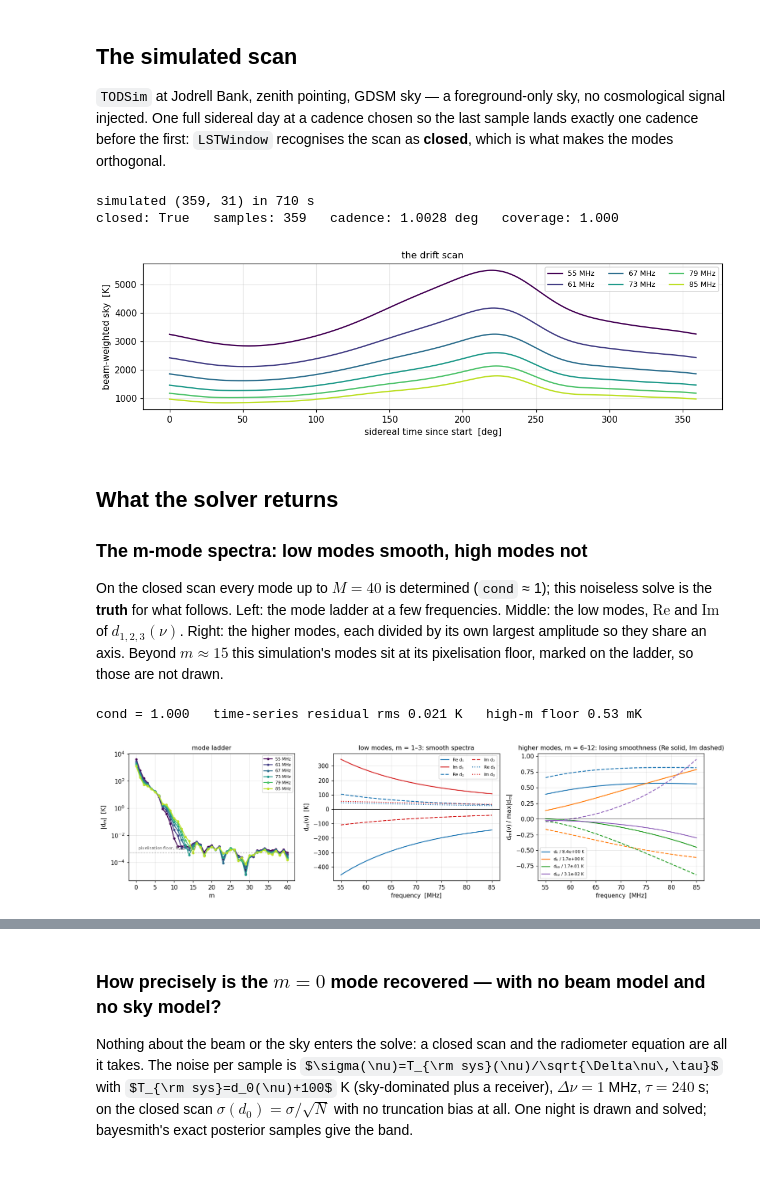
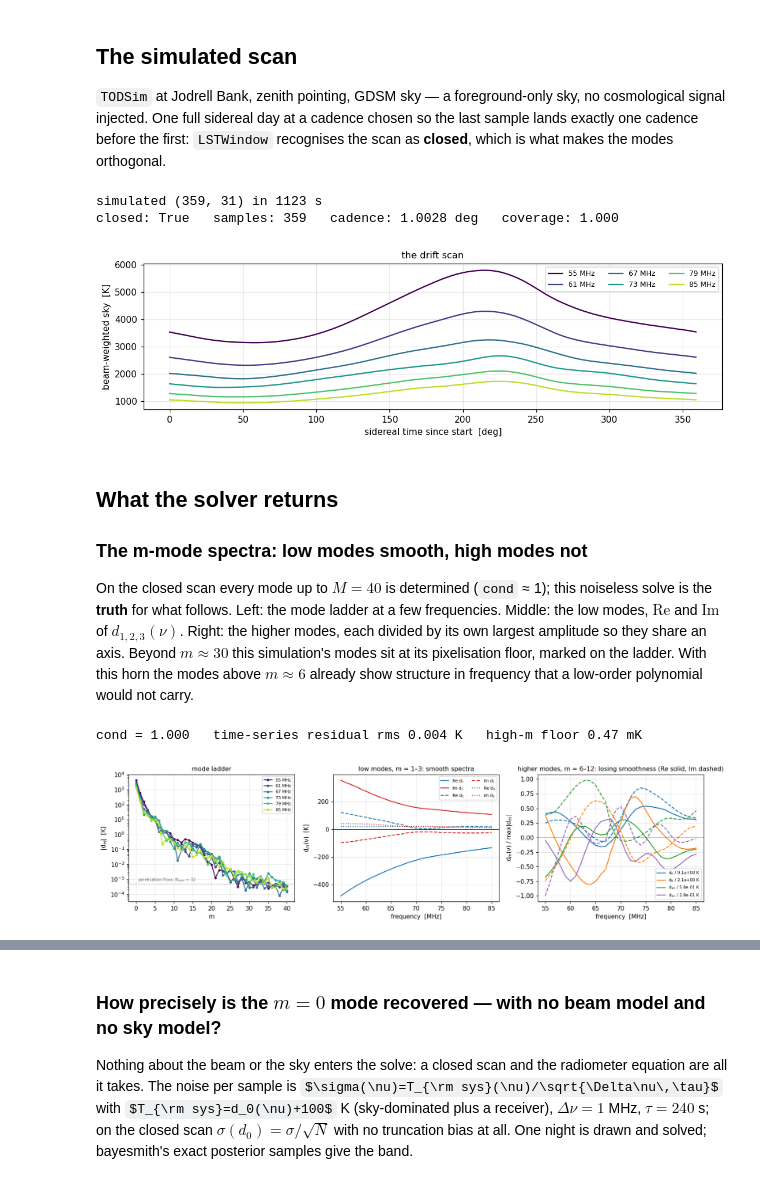
Before and after one commit to zzhang0123/limTOD, a Jupyter notebook: examples/mmode_drift_scan.ipynb, the cells around one changed output, grey strips where cells are left out. Drawn from its saved outputs; the diff is of its cells as text; code cells hidden in the pictures; some formulas as TeX source.

```diff
--- a/examples/mmode_drift_scan.ipynb
+++ b/examples/mmode_drift_scan.ipynb
@@ -39,7 +39,8 @@ import healpy as hp
 import matplotlib.pyplot as plt
 from IPython.display import HTML, display
 
-from limTOD import TODSim, GDSM_sky_model, example_symm_beam_map
+from limTOD import TODSim, GDSM_sky_model
+from limTOD.cstbeam import cst_beam_func
 from limTOD import mmode
 
 np.set_printoptions(precision=3, suppress=True)
@@ -47,6 +48,7 @@ plt.rcParams.update({"figure.dpi": 110, "axes.grid": True, "grid.alpha": 0.3, "a
 FREQS = np.arange(55.0, 86.0, 1.0)         # MHz, 31 channels
 NU_REF = 70.0
 NSIDE = 32
+BEAM_DIR = os.path.expanduser(os.environ.get("RHINO_CST_BEAMS", "~/Dataspace/RHINO/CST_beams/HornDryGround"))
 JBO = dict(ant_latitude_deg=53.23625, ant_longitude_deg=-2.30744, ant_height_m=80.0)
 COLORS = plt.cm.viridis(np.linspace(0, 0.9, FREQS.size))
 SHOW = range(0, FREQS.size, 6)              # channels drawn in the per-channel plots
@@ -95,7 +118,7 @@ CADENCE_S = SIDEREAL_DAY / N_T
 t_list = np.arange(N_T) * CADENCE_S
 
 t0 = time.time()
-tod_sky, lst = sim.simulate_sky_TOD(FREQS, t_list, np.zeros(N_T), 90.0, return_LSTs=True)
+tod_sky, lst = sim.simulate_sky_TOD(FREQS, t_list, np.zeros(N_T), 90.0, return_LSTs=True, normalize_beam=True)
 tod_sky = tod_sky.T                       # (n_time, n_freq), the layout mmode expects
 print(f"simulated {tod_sky.shape} in {time.time()-t0:.0f} s")
 
@@ -111,9 +134,9 @@ for j in SHOW:
 ax.set(xlabel="sidereal time since start  [deg]", ylabel="beam-weighted sky  [K]", title="the drift scan"); ax.legend(fontsize=8, ncol=3)
 plt.tight_layout()
 # %% [output]
-simulated (359, 31) in 710 s
+simulated (359, 31) in 1123 s
 closed: True   samples: 359   cadence: 1.0028 deg   coverage: 1.000
-[figure, old version]
+[figure, new version]
 # %% [markdown]
 ## What the solver returns
 
@@ -121,40 +144,41 @@ closed: True   samples: 359   cadence: 1.0028 deg   coverage: 1.000
 
 On the closed scan every mode up to $M=40$ is determined (`cond` ≈ 1); this noiseless solve is the **truth** for what
 follows. Left: the mode ladder at a few frequencies. Middle: the low modes, $\mathrm{Re}$ and $\mathrm{Im}$ of $d_{1,2,3}(\nu)$.
-Right: the higher modes, each divided by its own largest amplitude so they share an axis. Beyond $m\approx15$ this
-simulation's modes sit at its pixelisation floor, marked on the ladder, so those are not drawn.
+Right: the higher modes, each divided by its own largest amplitude so they share an axis. Beyond $m\approx30$ this
+simulation's modes sit at its pixelisation floor, marked on the ladder. With this horn the modes above $m\approx6$
+already show structure in frequency that a low-order polynomial would not carry.
 # %%
 M_ALL = 40
 truth = mmode.solve(tod_sky, window, m_trunc=M_ALL)
 d_true = truth.modes                                   # (n_freq, M+1) complex
 d0_true = d_true[:, 0].real
 resid_m0 = d0_true - sky_mono                          # the residual m = 0 term
 j70 = int(np.argmin(np.abs(FREQS - NU_REF)))
 m_axis = np.arange(M_ALL + 1)
-floor = np.median(np.abs(d_true[:, 25:]))              # |d_m| at high m: the simulation's discretisation level
+floor = np.median(np.abs(d_true[:, 30:]))              # |d_m| at high m: the simulation's discretisation level
 print(f"cond = {truth.cond:.3f}   time-series residual rms {truth.residual_rms.mean():.3f} K   high-m floor {floor*1e3:.2f} mK")
 
 fig, axes = plt.subplots(1, 3, figsize=(14.5, 3.9))
 ax = axes[0]
 for j in SHOW:
     ax.semilogy(m_axis, np.abs(d_true[j]), ".-", color=COLORS[j], label=f"{FREQS[j]:.0f} MHz")
 ax.axhline(floor, color="0.5", ls=":", lw=1); ax.text(0.5, floor * 1.6, f"pixelisation floor, N$_{{side}}$ = {NSIDE}", fontsize=7, color="0.4")
 ax.set(xlabel="m", ylabel="|d$_m$|  [K]", title="mode ladder"); ax.legend(fontsize=7)
 ax = axes[1]
 for mm, ls in ((1, "-"), (2, "--"), (3, ":")):
     ax.plot(FREQS, d_true[:, mm].real, ls, color="C0", label=f"Re d$_{mm}$")
     ax.plot(FREQS, d_true[:, mm].imag, ls, color="C3", label=f"Im d$_{mm}$")
 ax.axhline(0, color="k", lw=0.6); ax.set(xlabel="frequency  [MHz]", ylabel="d$_m$(ν)  [K]", title="low modes, m = 1–3: smooth spectra"); ax.legend(fontsize=7, ncol=2)
 ax = axes[2]
 for mm, c in ((6, "C0"), (8, "C1"), (10, "C2"), (12, "C4")):
     sc = np.abs(d_true[:, mm]).max()
     ax.plot(FREQS, d_true[:, mm].real / sc, "-", color=c, label=f"d$_{{{mm}}}$ / {sc:.1e} K")
     ax.plot(FREQS, d_true[:, mm].imag / sc, "--", color=c)
 ax.axhline(0, color="k", lw=0.6); ax.set(xlabel="frequency  [MHz]", ylabel="d$_m$(ν) / max|d$_m$|", title="higher modes, m = 6–12: losing smoothness (Re solid, Im dashed)"); ax.legend(fontsize=7)
 plt.tight_layout()
 # %% [output]
-cond = 1.000   time-series residual rms 0.021 K   high-m floor 0.53 mK
+cond = 1.000   time-series residual rms 0.004 K   high-m floor 0.47 mK
-[figure, old version]
+[figure, new version]
 # %% [markdown]
 ### How smooth is the $m=0$ mode?
 
```
Also changed, not shown: parts of 9 cells of this notebook, 1 other file.
